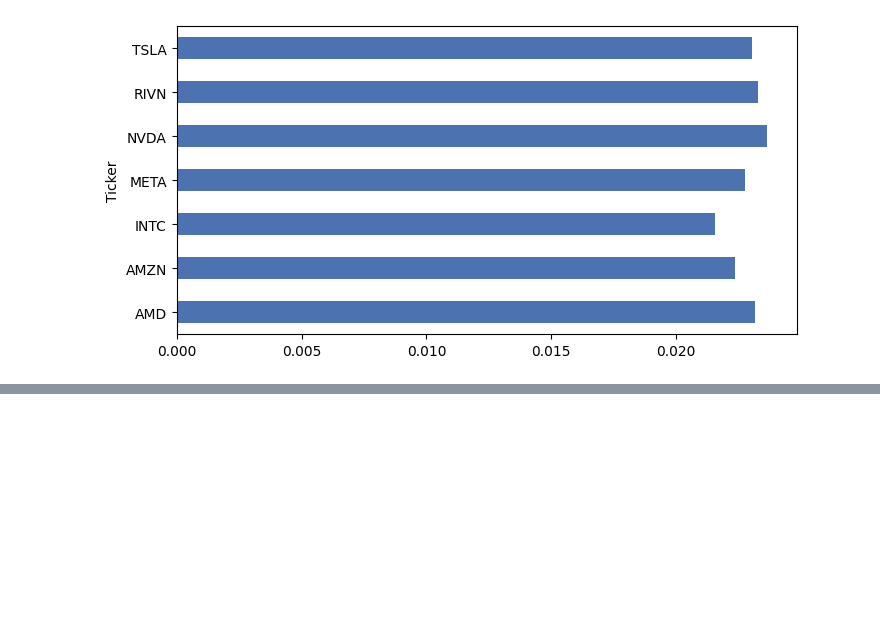
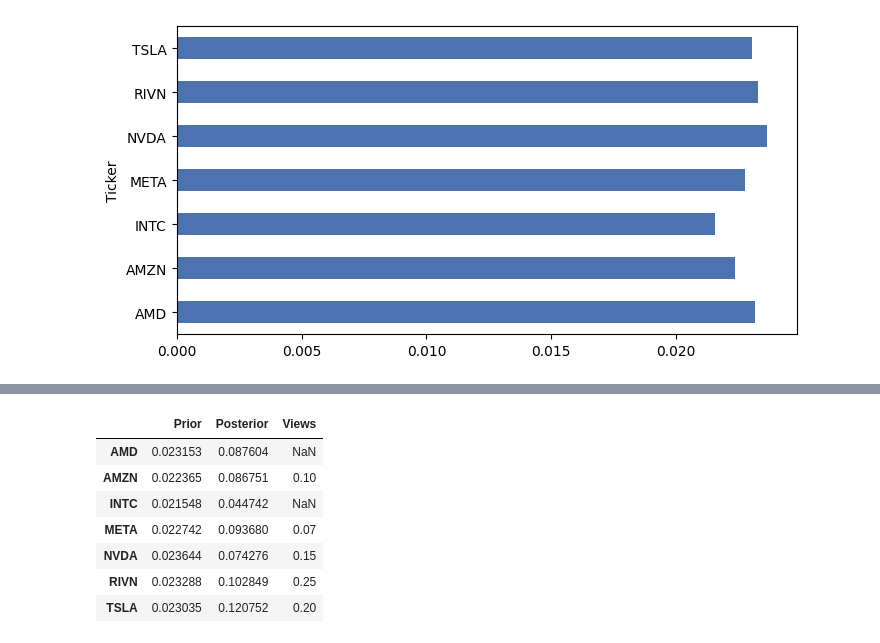
Before and after one commit to chantalmaskell/Black_Litterman_Portfolio_Optimisation, a Jupyter notebook: base_black_litterman.ipynb, the cells around one changed output, grey strips where cells are left out. Saved outputs shown, nothing was run; the diff lists cells and outputs as text; code cells hidden in the pictures; blank space fills up the shorter version.

```diff
--- a/base_black_litterman.ipynb
+++ b/base_black_litterman.ipynb
@@ -132,3 +123,20 @@ returns_df
+# %%
+# Create a series for relative views with NaN for missing tickers
+relative_views_series = pd.Series(np.nan, index=tickers)
+relative_views_series[:len(relative_views)] = relative_views.flatten()
+
+# Create the DataFrame
+returns_df = pd.DataFrame([prior, bl_returns, relative_views_series], index=["Prior", "Posterior", "Views"]).T
+returns_df
+# %% [output]
+|  | Prior | Posterior | Views |
+| AMD | 0.023153 | 0.087604 | NaN |
+| AMZN | 0.022365 | 0.086751 | 0.10 |
+| INTC | 0.021548 | 0.044742 | NaN |
+| META | 0.022742 | 0.093680 | 0.07 |
+| NVDA | 0.023644 | 0.074276 | 0.15 |
+| RIVN | 0.023288 | 0.102849 | 0.25 |
+| TSLA | 0.023035 | 0.120752 | 0.20 |
 # %%
 # visualisation of above
 returns_df.plot.bar()
```
Also changed, not shown: parts of 9 cells of this notebook, 4 other files.
